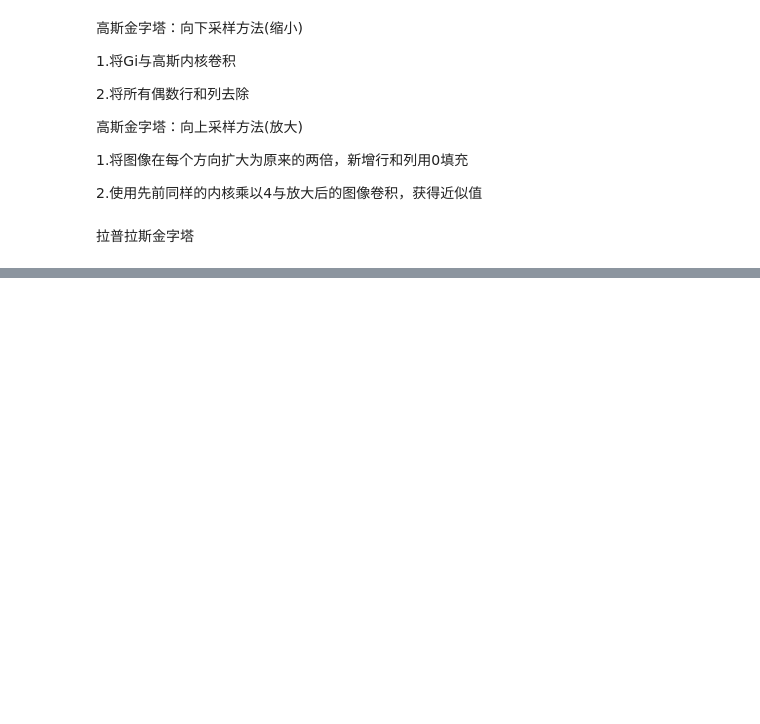
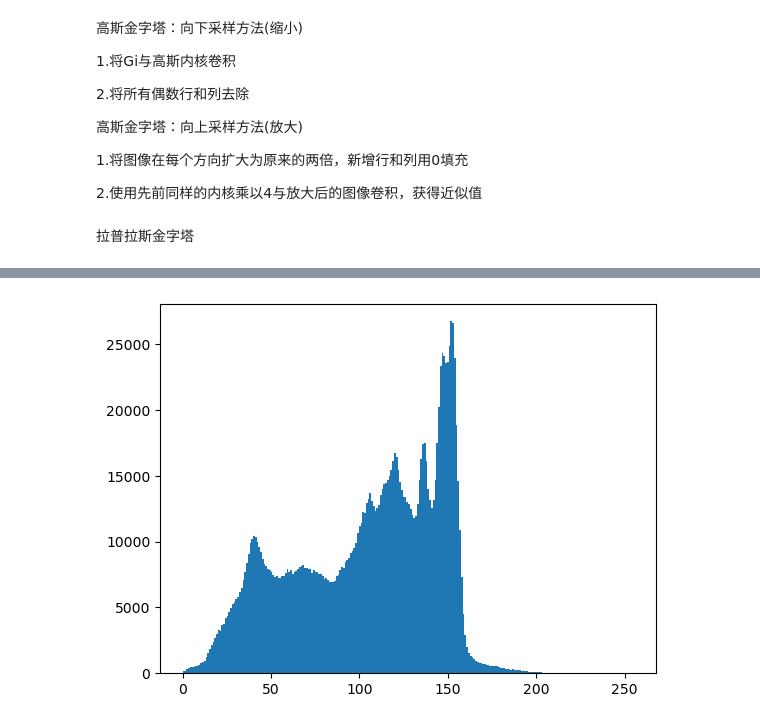
Before and after one commit to AssassinCow/-CV-, a Jupyter notebook: cv_basic.ipynb, the cells around one changed output, grey strips where cells are left out. Saved outputs shown, nothing was run; the diff lists cells and outputs as text; code cells hidden in the pictures; blank space fills up the shorter version.

```diff
--- a/cv_basic.ipynb
+++ b/cv_basic.ipynb
@@ -448,0 +465,7 @@ cv_show('l_l',l_l)
+# %%
+img=cv2.imread(r"D:\picture\p2.jpg",cv2.IMREAD_GRAYSCALE)
+hist=cv2.calcHist([img],[0],None,[256],[0,256])
+plt.hist(img.ravel(),256)
+plt.show()
+# %% [output]
+[figure, added]
```
Also changed, not shown: parts of 27 cells of this notebook.
